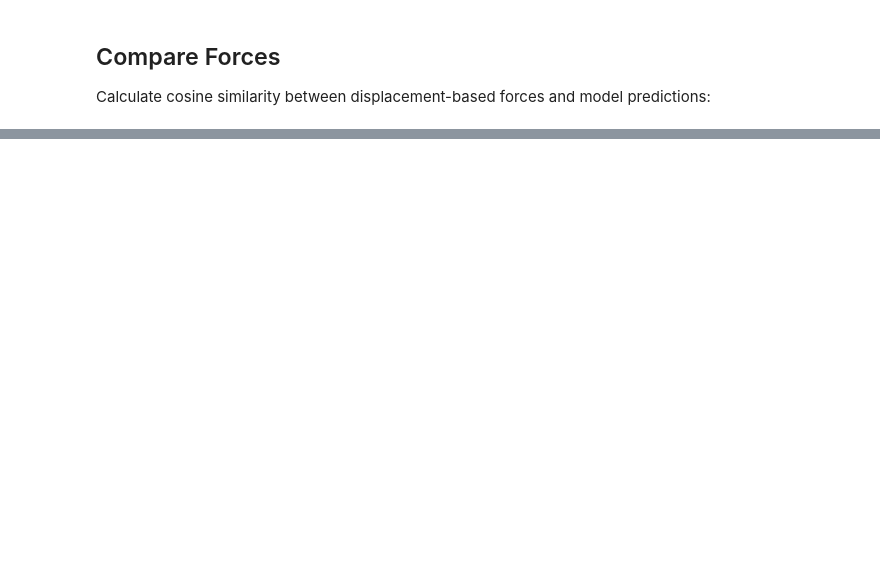
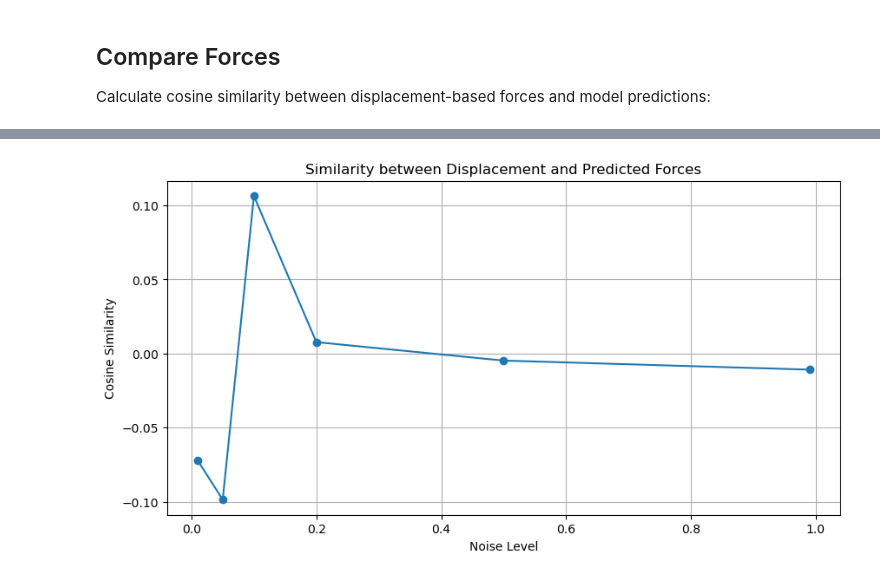
Before and after one commit to ishan-gaur/bioemu-tps, a Jupyter notebook: notebooks/force_predictions_debug.ipynb, the cells around one changed output, grey strips where cells are left out. Saved outputs shown, nothing was run; the diff lists cells and outputs as text; code cells hidden in the pictures; blank space fills up the shorter version.

Commit message:
visualize predicted forces

```diff
--- a/notebooks/force_predictions_debug.ipynb
+++ b/notebooks/force_predictions_debug.ipynb
@@ -118,9 +121,3 @@ for i, idx in enumerate(backbone_indices):
 view
 # %% [output]
 NGLWidget()
-# %%
-# Visualize model predictions at different noise levels
-for t, forces in predicted_forces.items():
-    print(f"\nNoise level: {t}")
-    view = visualize_forces(start_frame_FAbX, forces)
-    display(view)
@@ -128,16 +219,3 @@ for t, forces in predicted_forces.items():
 ## Compare Forces
 
 Calculate cosine similarity between displacement-based forces and model predictions:
-# %%
-similarities = {}
-for t, forces in predicted_forces.items():
-    similarity = torch.einsum("ij,ij->i", force_unit_vec_FAbX, forces)
-    similarities[t] = similarity.mean().item()
-
-plt.figure(figsize=(10, 5))
-plt.plot(list(similarities.keys()), list(similarities.values()), 'o-')
-plt.xlabel("Noise Level")
-plt.ylabel("Cosine Similarity")
-plt.title("Similarity between Displacement and Predicted Forces")
-plt.grid(True)
-plt.show()
@@ -152,0 +222,61 @@ This would require AMBER to be installed and properly configured. Would you like
+# %%
+similarities = {}
+for t, forces_FAbX in predicted_forces.items():
+    similarity = torch.einsum("fax,fax->fa", amber_forces_FAbX, forces_FAbX)
+    similarity /= torch.linalg.vector_norm(amber_forces_FAbX, dim=-1) * torch.linalg.vector_norm(forces_FAbX, dim=-1)
+    similarities[t] = similarity.mean().item()
+
+plt.figure(figsize=(10, 5))
+plt.plot(list(similarities.keys()), list(similarities.values()), 'o-')
+plt.xlabel("Noise Level")
+plt.ylabel("Cosine Similarity")
+plt.title("Similarity between Displacement and Predicted Forces")
+plt.grid(True)
+plt.show()
+
+# Create scatter plot comparing force magnitudes
+plt.figure(figsize=(10, 5))
+for t, forces_FAbX in predicted_forces.items():
+    amber_force_mags = torch.linalg.vector_norm(amber_forces_FAbX, dim=-1).flatten()
+    pred_force_mags = torch.linalg.vector_norm(forces_FAbX, dim=-1).flatten()
+    plt.scatter(amber_force_mags, pred_force_mags, alpha=0.5, label=f'Noise={t}')
+
+plt.plot([0, amber_force_mags.max()], [0, amber_force_mags.max()], 'k--', label='y=x')
+plt.xlabel('Amber Force Magnitude')
+plt.ylabel('Predicted Force Magnitude')
+plt.title('Force Magnitude Comparison')
+plt.legend()
+plt.grid(True)
+plt.show()
+
+
+# Create scatter plot comparing force magnitudes
+plt.figure(figsize=(10, 5))
+for t, forces_FAbX in predicted_forces.items():
+    amber_force_mags = torch.linalg.vector_norm(amber_forces_FAbX, dim=-1).flatten()
+    pred_force_mags = torch.linalg.vector_norm(forces_FAbX, dim=-1).flatten()
+
+    # # Normalize to [0,1] range
+    # amber_force_mags = amber_force_mags / amber_force_mags.max()
+    # pred_force_mags = pred_force_mags / pred_force_mags.max()
+
+    # # Filter out points with predicted force magnitude > 0.2
+    # mask = pred_force_mags <= 0.2
+    # amber_force_mags = amber_force_mags[mask]
+    # pred_force_mags = pred_force_mags[mask]
+
+    # # normalize again (after removing outliers)
+    amber_force_mags = (amber_force_mags - amber_force_mags.min())/ (amber_force_mags.max() - amber_force_mags.min())
+    pred_force_mags = (pred_force_mags - pred_force_mags.min()) / (pred_force_mags.max() - pred_force_mags.min())
+
+    plt.scatter(amber_force_mags, pred_force_mags, alpha=0.5, label=f'Noise={t}')
+
+plt.plot([0, 1], [0, 1], 'k--', label='y=x')
+plt.xlabel('Amber Force Magnitude (Normalized)')
+plt.ylabel('Predicted Force Magnitude (Normalized)')
+plt.title('Force Magnitude Comparison (Normalized)')
+plt.legend()
+plt.grid(True)
+plt.show()
+# %% [output]
+[figure, added]
```
Also changed, not shown: parts of 12 cells of this notebook, 9 other files.
